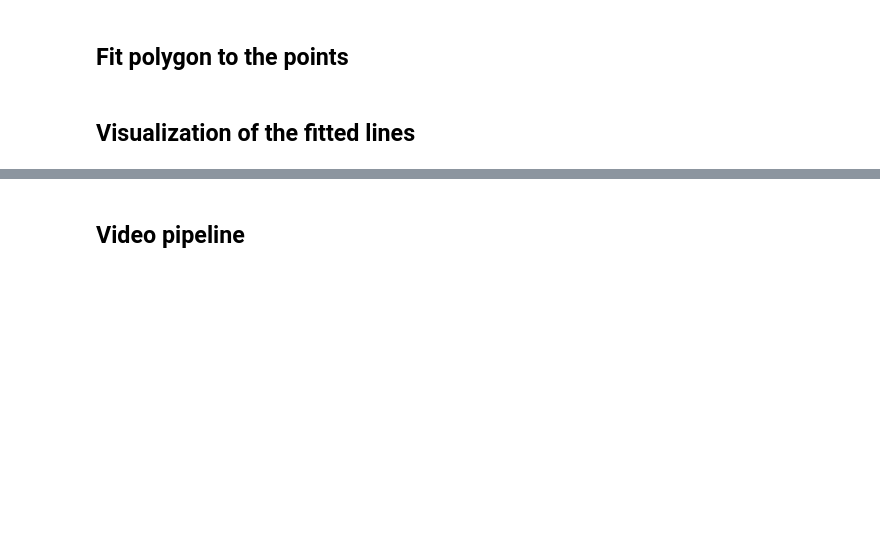
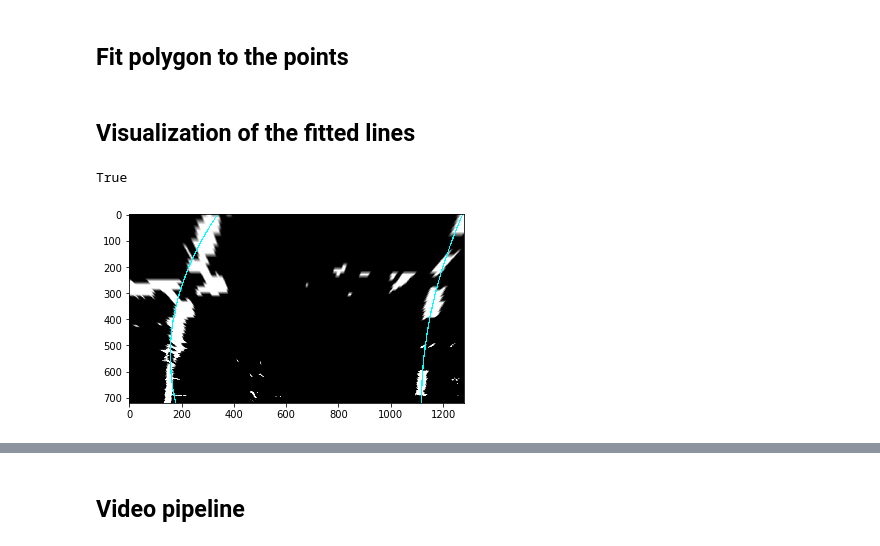
Before and after one commit to mandermo/CarND-Advanced-Lane-Lines, a Jupyter notebook: AdvancedLaneFinding.ipynb, the cells around one changed output, grey strips where cells are left out. Cells and saved outputs as stored; diff of their text form; code cells hidden in the pictures; blank space fills up the shorter version.

```diff
--- a/AdvancedLaneFinding.ipynb
+++ b/AdvancedLaneFinding.ipynb
@@ -306,6 +312,8 @@ plt.show()
 # %% [markdown]
 ## Fit polygon to the points
 # %%
+from scipy.optimize import least_squares
+
 # Heavily adopted from section "Finding the lines"
 # part "Implement Sliding Windows and Fit a Polynomial".
 def fit_poly_around_centroids(window_centroids, img):
@@ -349,10 +357,25 @@ def fit_poly_around_centroids(window_centroids, img):
     rightx = nonzerox[right_lane_inds]
     righty = nonzeroy[right_lane_inds]
 
-    # Fit a second order polynomial to each
-    left_fit = np.polyfit(lefty, leftx, 2)
-    right_fit = np.polyfit(righty, rightx, 2)
-    return left_fit,right_fit
+    # Trying to make fitting more robust to outliers. In this case outliers
+    # are white pixels, which are not from a lane line. Inspired from:
+    # http://scipy-cookbook.readthedocs.io/items/robust_regression.html
+    left_medianx = np.mean(leftx)
+    right_medianx = np.mean(rightx)
+
+    # My inital guess is that it is strait vertical lines starting at the median of each lane
+    leftguess = [0, 0, left_medianx]
+    rightguess = [0, 0, right_medianx]
+
+    # Computes residual, which is difference from pixel x and extimated x
+    # given an y given coefficents.
+    def fun(coeff, yvalues, xvalues):
+        return np.poly1d(coeff)(yvalues) - xvalues
+    left_lsq = least_squares(fun, leftguess, args=(lefty, leftx))
+    right_lsq = least_squares(fun, rightguess, args=(righty, rightx))
+
+    # .x contains the coefficents
+    return left_lsq.x,right_lsq.x
 
 left_fit,right_fit = fit_poly_around_centroids(window_centroids, warpedthresholded)
 # %% [markdown]
@@ -360,26 +383,32 @@ left_fit,right_fit = fit_poly_around_centroids(window_centroids, warpedthreshold
 # %%
 # Heavily adopted from section "Finding the lines"
 # part "Visualization".
 def draw_fitted_polylines(img):
     # Generate x and y values for plotting
     ploty = np.linspace(0, img.shape[0]-1, img.shape[0] )
     left_fitx = left_fit[0]*ploty**2 + left_fit[1]*ploty + left_fit[2]
     right_fitx = right_fit[0]*ploty**2 + right_fit[1]*ploty + right_fit[2]
 
     polygon_img = cv2.merge((img,img,img))
 
     def draw_helper(xvalues, yvalues):
         pts = cv2.merge((xvalues,yvalues))
         pts = np.array(pts, int)
         pts = pts.reshape((-1,1,2))
         cv2.polylines(polygon_img,[pts],False,(0,255,255), 4)
 
     draw_helper(left_fitx,ploty)
     draw_helper(right_fitx,ploty)
     return polygon_img
 
 polygon_img = draw_fitted_polylines(warpedthresholded)
+
 plt.imshow(polygon_img)
+
+cv2.imwrite('output_images/birdseye_fitted_polygon.jpg', polygon_img)
+# %% [output]
+True
+[figure, added]
 # %%
 # Modified version of code from section "Tips and Tricks for the Project"
 def draw_lane_on_image(warpedthresholded, undistorted, left_fit, right_fit):
```
Also changed, not shown: parts of 7 cells of this notebook.
